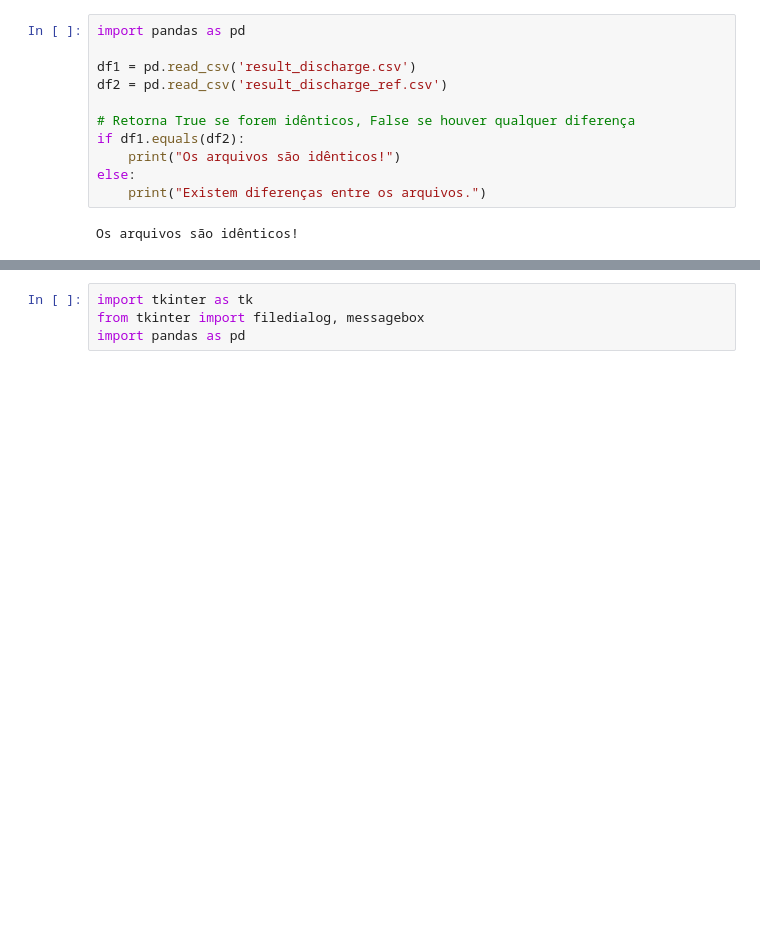
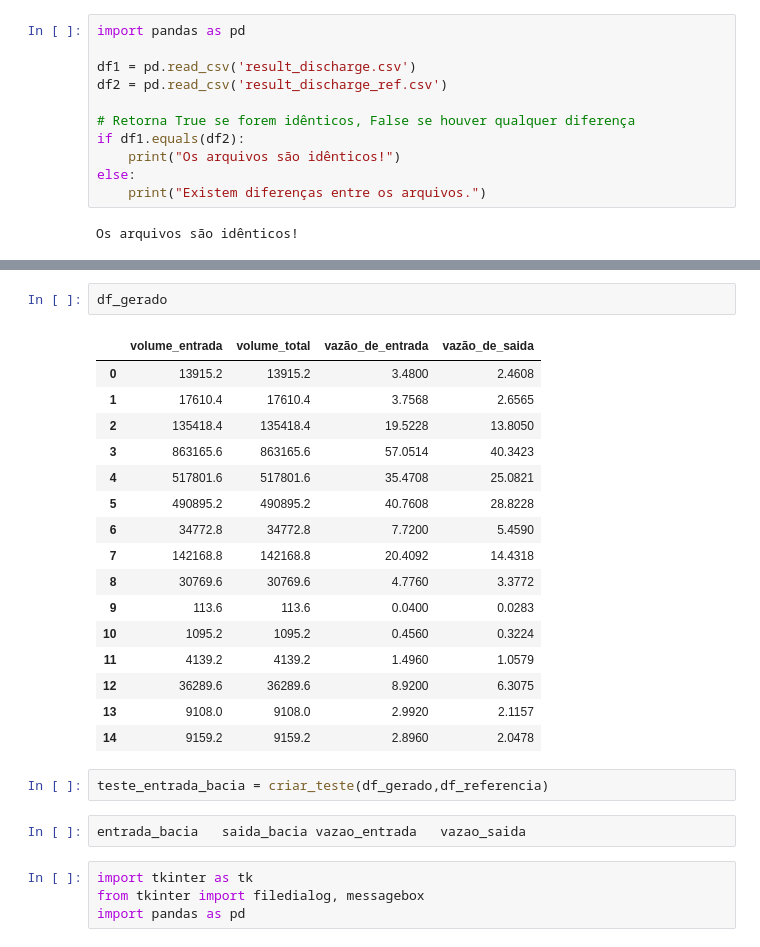
Before and after one commit to infracosteira/CaDBr, a Jupyter notebook: CaDBr.ipynb, the cells around one changed output, grey strips where cells are left out. Saved outputs shown, nothing was run; the diff lists cells and outputs as text; blank space fills up the shorter version.

```diff
--- a/CaDBr.ipynb
+++ b/CaDBr.ipynb
@@ -60,3 +146,26 @@ def clean_dataframe_columns(df, exclude_cols=None):
+# %%
+df_gerado
+# %% [output]
+|  | volume_entrada | volume_total | vazão_de_entrada | vazão_de_saida |
+| 0 | 13915.2 | 13915.2 | 3.4800 | 2.4608 |
+| 1 | 17610.4 | 17610.4 | 3.7568 | 2.6565 |
+| 2 | 135418.4 | 135418.4 | 19.5228 | 13.8050 |
+| 3 | 863165.6 | 863165.6 | 57.0514 | 40.3423 |
+| 4 | 517801.6 | 517801.6 | 35.4708 | 25.0821 |
+| 5 | 490895.2 | 490895.2 | 40.7608 | 28.8228 |
+| 6 | 34772.8 | 34772.8 | 7.7200 | 5.4590 |
+| 7 | 142168.8 | 142168.8 | 20.4092 | 14.4318 |
+| 8 | 30769.6 | 30769.6 | 4.7760 | 3.3772 |
+| 9 | 113.6 | 113.6 | 0.0400 | 0.0283 |
+| 10 | 1095.2 | 1095.2 | 0.4560 | 0.3224 |
+| 11 | 4139.2 | 4139.2 | 1.4960 | 1.0579 |
+| 12 | 36289.6 | 36289.6 | 8.9200 | 6.3075 |
+| 13 | 9108.0 | 9108.0 | 2.9920 | 2.1157 |
+| 14 | 9159.2 | 9159.2 | 2.8960 | 2.0478 |
+# %%
+teste_entrada_bacia = criar_teste(df_gerado,df_referencia)
+# %%
+entrada_bacia	saida_bacia	vazao_entrada	vazao_saida
 # %%
 import tkinter as tk
 from tkinter import filedialog, messagebox
```
Also changed, not shown: parts of 9 cells of this notebook, 3 other files.
